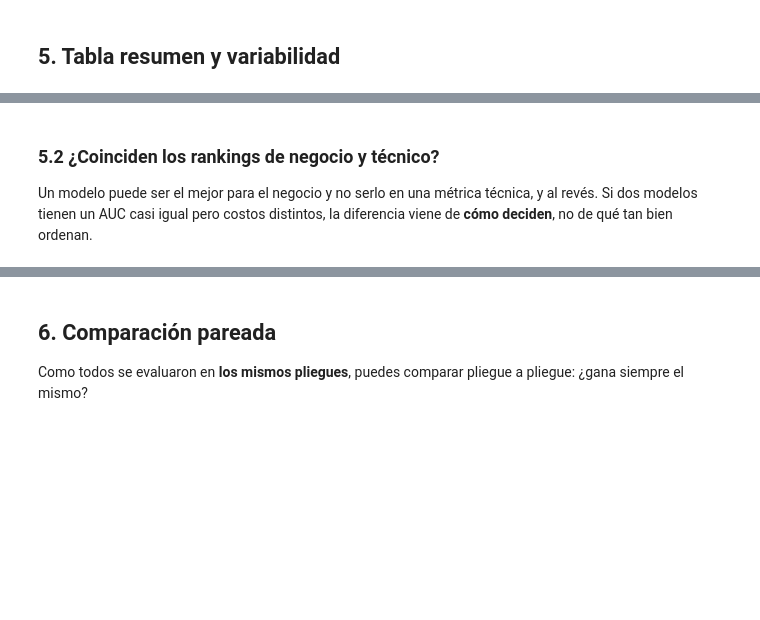
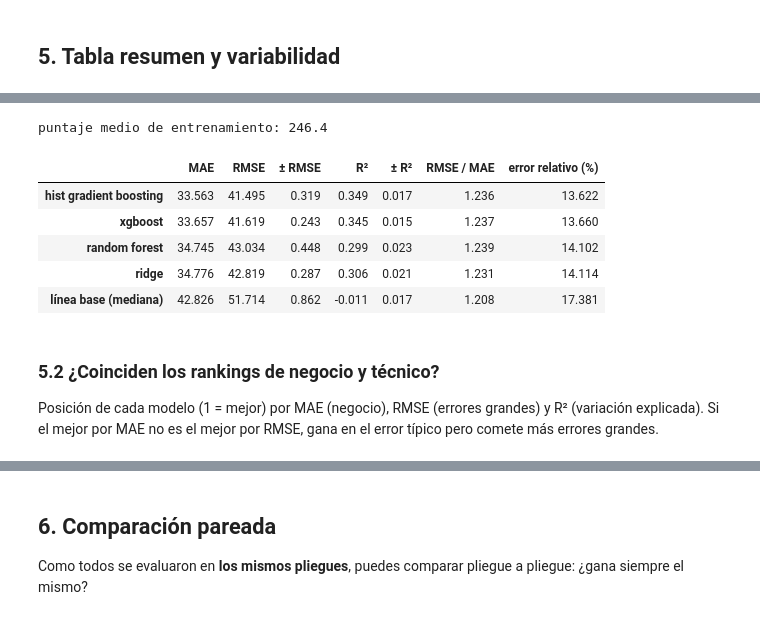
Before and after one commit to nandoossa/Proyecto_clase_grupo10, a Jupyter notebook: notebooks/05_torneo.ipynb, the cells around one changed output, grey strips where cells are left out. Saved outputs shown, nothing was run; the diff lists cells and outputs as text; code cells hidden in the pictures; blank space fills up the shorter version.

```diff
--- a/notebooks/05_torneo.ipynb
+++ b/notebooks/05_torneo.ipynb
@@ -147,17 +212,28 @@ el **recall de cada clase**: una clase que casi nunca se predice es un riesgo au
 # %%
-# TODO: una fila por modelo con las métricas técnicas (media entre pliegues).
-# Para cada modelo y pliegue necesitas las probabilidades (proba) y la decisión (decision).
-# Columnas esperadas: AUC macro, AUC clase de interés, PR-AUC, exactitud balanceada, F1 macro,
-#                     precisión clase de interés, recall de cada clase, log loss.
-tecnicas = None   # TODO: DataFrame (una fila por modelo)
-
-if tecnicas is None:
-    print("TODO: calcula las métricas técnicas de cada modelo (guía, secciones 2.2 y 2.3) y guárdalas en `tecnicas`.")
+if not por_pliegue:
+    tecnicas = None
+    print("Sin resultados todavía.")
 else:
+    tecnicas = pd.DataFrame({
+        nombre: {"MAE": f["mae"].mean(), "RMSE": f["rmse"].mean(), "± RMSE": f["rmse"].std(ddof=1),
+                 "R²": f["r2"].mean(), "± R²": f["r2"].std(ddof=1),
+                 "RMSE / MAE": (f["rmse"] / f["mae"]).mean(),
+                 "error relativo (%)": 100 * f["mae"].mean() / y.mean()}
+        for nombre, f in por_pliegue.items()
+    }).T.loc[resumen.index]
+    print(f"puntaje medio de entrenamiento: {y.mean():.1f}")
     display(tecnicas.round(3))
+# %% [output]
+puntaje medio de entrenamiento: 246.4
+|  | MAE | RMSE | ± RMSE | R² | ± R² | RMSE / MAE | error relativo (%) |
+| hist gradient boosting | 33.563 | 41.495 | 0.319 | 0.349 | 0.017 | 1.236 | 13.622 |
+| xgboost | 33.657 | 41.619 | 0.243 | 0.345 | 0.015 | 1.237 | 13.660 |
+| random forest | 34.745 | 43.034 | 0.448 | 0.299 | 0.023 | 1.239 | 14.102 |
+| ridge | 34.776 | 42.819 | 0.287 | 0.306 | 0.021 | 1.231 | 14.114 |
+| línea base (mediana) | 42.826 | 51.714 | 0.862 | -0.011 | 0.017 | 1.208 | 17.381 |
 # %% [markdown]
 ### 5.2 ¿Coinciden los rankings de negocio y técnico?
 
-Un modelo puede ser el mejor para el negocio y no serlo en una métrica técnica, y al revés. Si dos modelos tienen un
-AUC casi igual pero costos distintos, la diferencia viene de **cómo deciden**, no de qué tan bien ordenan.
+Posición de cada modelo (1 = mejor) por MAE (negocio), RMSE (errores grandes) y R² (variación explicada). Si el mejor por
+MAE no es el mejor por RMSE, gana en el error típico pero comete más errores grandes.
 # %%
```
Also changed, not shown: parts of 13 cells of this notebook, 4 other files.
